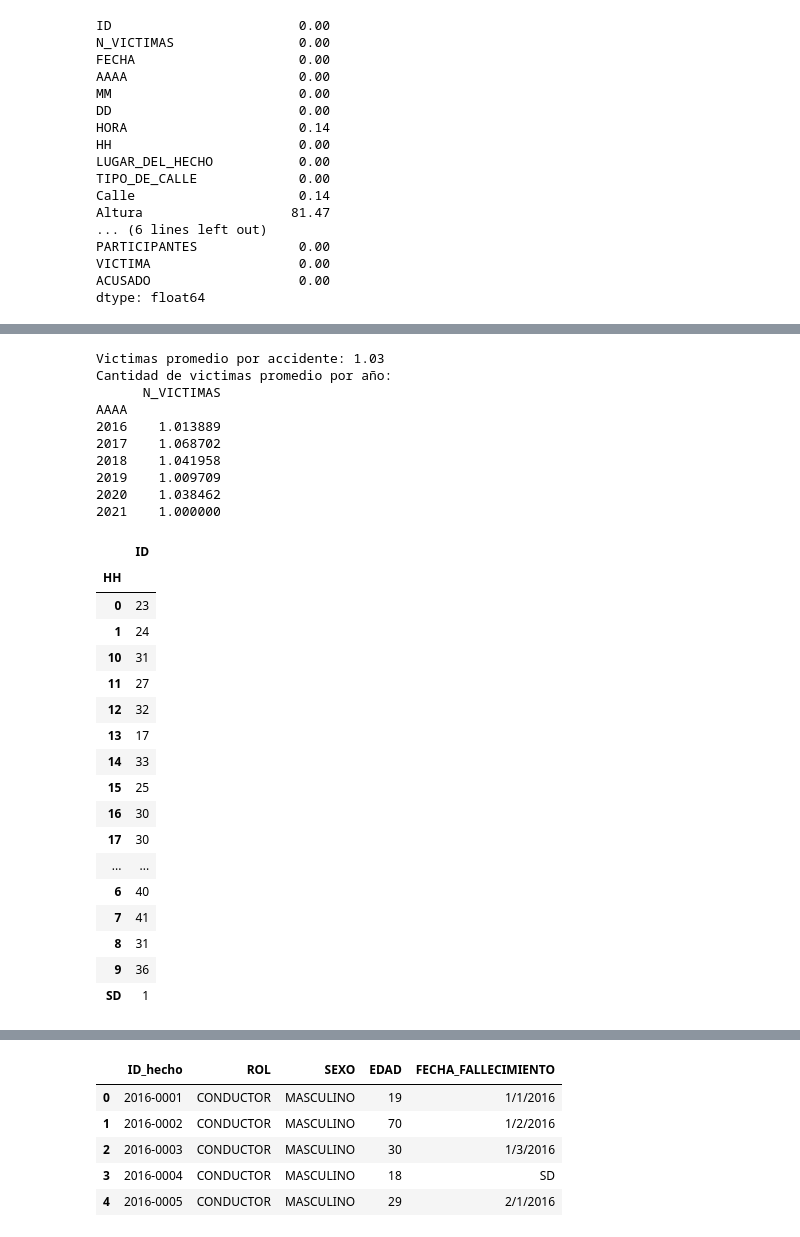
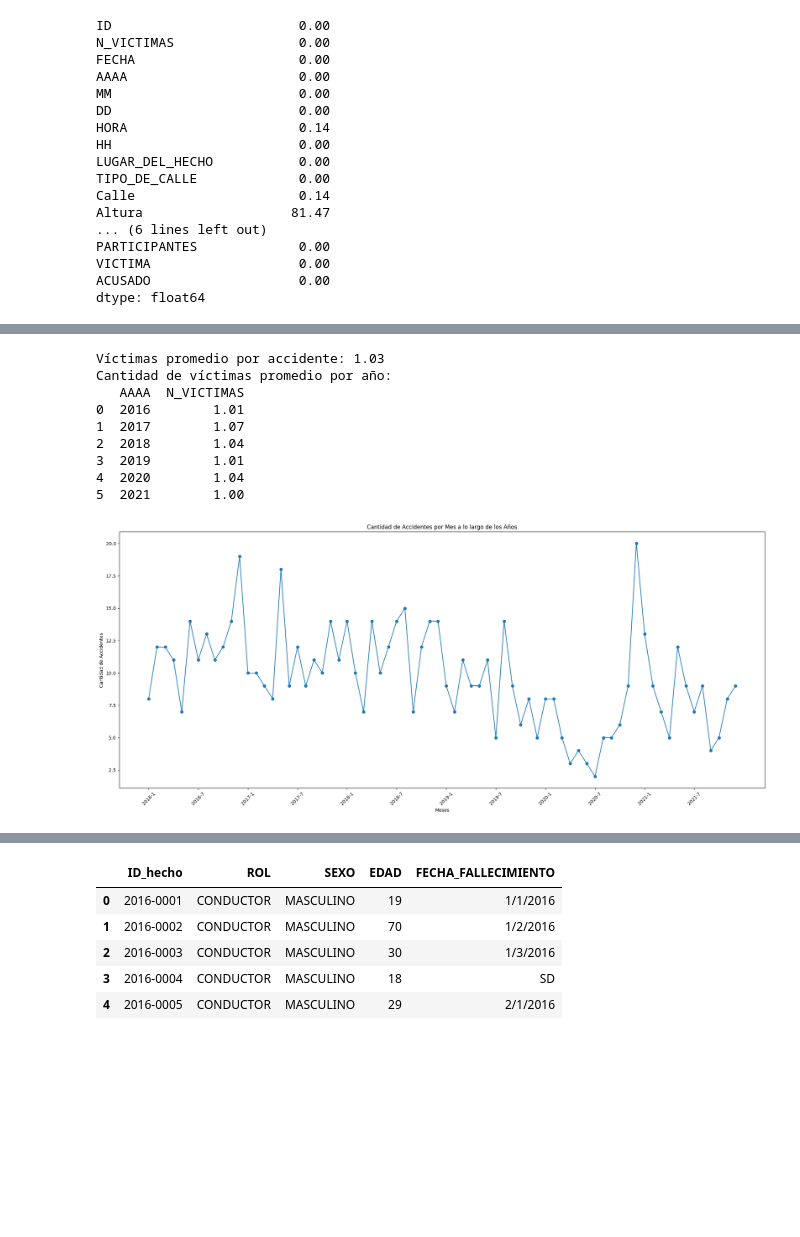
Before and after one commit to mteresalaurac/HenryP2, a Jupyter notebook: EDA.ipynb, the cells around one changed output, grey strips where cells are left out. Saved outputs shown, nothing was run; the diff lists cells and outputs as text; code cells hidden in the pictures; blank space fills up the shorter version.

```diff
--- a/EDA.ipynb
+++ b/EDA.ipynb
@@ -156,40 +146,47 @@ AAAA
 # %%
 #VICTIMAS PROMEDIO POR ACCIDENTE
-print(F"Victimas promedio por accidente: {round(hechos.N_VICTIMAS.mean(),2)}")
+print(F"Víctimas promedio por accidente: {round(hechos.N_VICTIMAS.mean(),2)}")
 
 #VICTIMAS PROMEDIO POR AÑO
-print("Cantidad de victimas promedio por año:")
-print(hechos.groupby(['AAAA']).agg({'N_VICTIMAS':'mean'}))
+print("Cantidad de víctimas promedio por año:")
+print(hechos.groupby(['AAAA'],as_index=False).agg({'N_VICTIMAS':'mean'}).round(2))
 # %% [output]
-Victimas promedio por accidente: 1.03
-Cantidad de victimas promedio por año:
-      N_VICTIMAS
-AAAA
-2016    1.013889
-2017    1.068702
-2018    1.041958
-2019    1.009709
-2020    1.038462
-2021    1.000000
+Víctimas promedio por accidente: 1.03
+Cantidad de víctimas promedio por año:
+   AAAA  N_VICTIMAS
+0  2016        1.01
+1  2017        1.07
+2  2018        1.04
+3  2019        1.01
+4  2020        1.04
+5  2021        1.00
-# %%
-#Evaluo la cantidad de accidentes por franja horaria: HH
-hechos.groupby(['HH']).agg({'ID':'count'})
-# %% [output]
-|  | ID |
-| HH |  |
-| 0 | 23 |
-| 1 | 24 |
-| 10 | 31 |
-| 11 | 27 |
-| 12 | 32 |
-| 13 | 17 |
-| 14 | 33 |
-| 15 | 25 |
-| 16 | 30 |
-| 17 | 30 |
-| ... | ... |
-| 6 | 40 |
-| 7 | 41 |
-| 8 | 31 |
-| 9 | 36 |
-| SD | 1 |
+# %%
+#Agrupo los accidentes por fechapor año y mes y calcular la cantidad de accidentes
+#accidentes_anual_mensual = hechos.groupby(hechos['FECHA'], as_index=False).agg({'N_VICTIMAS':'count'})
+
+# Agrupo por AÑO y MES y calcular la cantidad de accidentes
+accidentes_anual_mensual = hechos.groupby(['AAAA', 'MM']).size().reset_index(name='N_ACCIDENTES')
+
+#Creo una nueva columna con el año y el mes combinados nuevamente
+accidentes_anual_mensual['AAAA_MM'] = accidentes_anual_mensual['AAAA'].astype(str) + '-' + accidentes_anual_mensual['MM'].astype(str)
+
+
+# Crear el gráfico de línea
+plt.figure(figsize=(25, 10))
+
+x=accidentes_anual_mensual['AAAA_MM']
+y=accidentes_anual_mensual['N_ACCIDENTES']
+
+# Graficar la cantidad de accidentes a lo largo de los meses
+plt.plot(x,y, marker='o', linestyle='-')
+
+plt.title('Cantidad de Accidentes por Mes a lo largo de los Años')
+plt.xlabel('Meses')
+plt.ylabel('Cantidad de Accidentes')
+plt.xticks(x[::6], labels=x[::6], rotation=45)   # Muestra una etiqueta cada seis posiciones y rota las etiquetas del eje x para una mejor visualización
+
+plt.show()
+
+#Se observan algunos picos.
+# %% [output]
+[figure, added]
```
Also changed, not shown: parts of 18 cells of this notebook.
